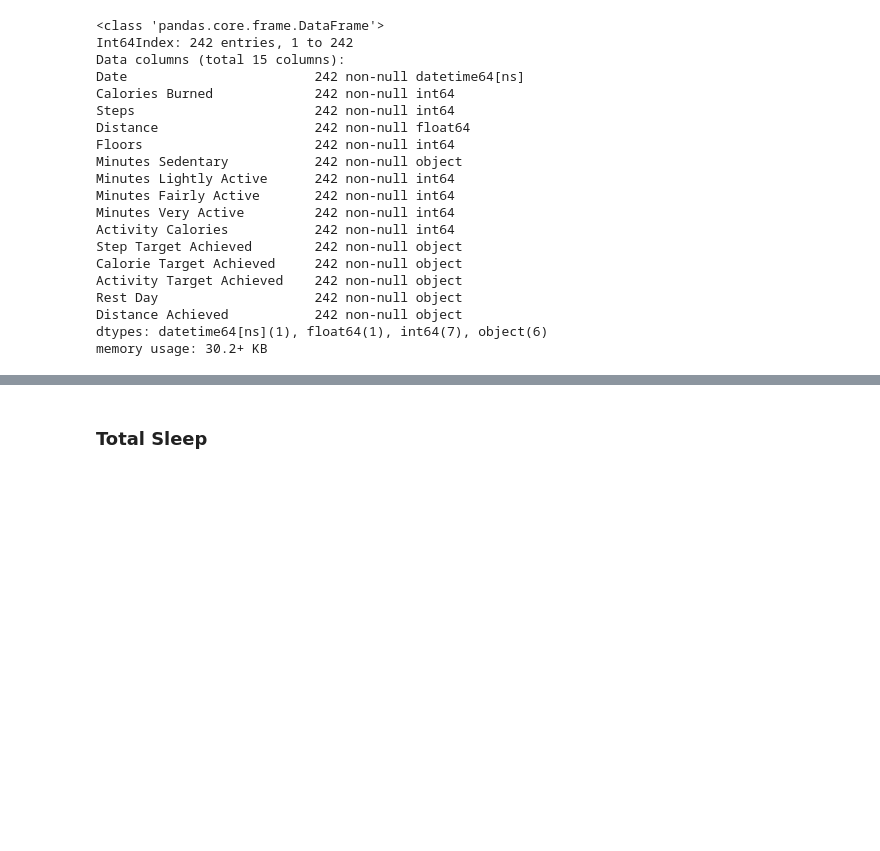
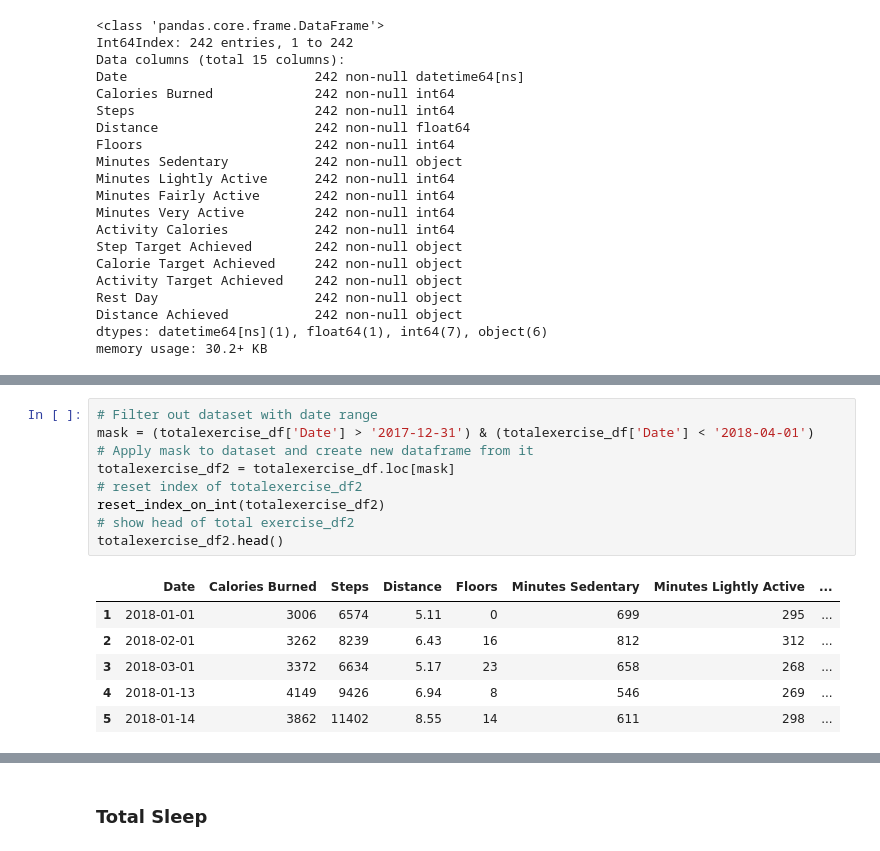
Before and after one commit to willvelida/mydata, a Jupyter notebook: jupyter notebooks/My Data Analysis Jan-Mar 2018.ipynb, the cells around one changed output, grey strips where cells are left out. Cells and saved outputs as stored; diff of their text form; blank space fills up the shorter version.

```diff
--- a/jupyter notebooks/My Data Analysis Jan-Mar 2018.ipynb
+++ b/jupyter notebooks/My Data Analysis Jan-Mar 2018.ipynb
@@ -240,0 +250,16 @@ memory usage: 30.2+ KB
+# %%
+# Filter out dataset with date range
+mask = (totalexercise_df['Date'] > '2017-12-31') & (totalexercise_df['Date'] < '2018-04-01')
+# Apply mask to dataset and create new dataframe from it
+totalexercise_df2 = totalexercise_df.loc[mask]
+# reset index of totalexercise_df2
+reset_index_on_int(totalexercise_df2)
+# show head of total exercise_df2
+totalexercise_df2.head()
+# %% [output]
+|  | Date | Calories Burned | Steps | Distance | Floors | Minutes Sedentary | Minutes Lightly Active | ... |
+| 1 | 2018-01-01 | 3006 | 6574 | 5.11 | 0 | 699 | 295 | ... |
+| 2 | 2018-02-01 | 3262 | 8239 | 6.43 | 16 | 812 | 312 | ... |
+| 3 | 2018-03-01 | 3372 | 6634 | 5.17 | 23 | 658 | 268 | ... |
+| 4 | 2018-01-13 | 4149 | 9426 | 6.94 | 8 | 546 | 269 | ... |
+| 5 | 2018-01-14 | 3862 | 11402 | 8.55 | 14 | 611 | 298 | ... |
```
Also changed, not shown: parts of 3 cells of this notebook.
